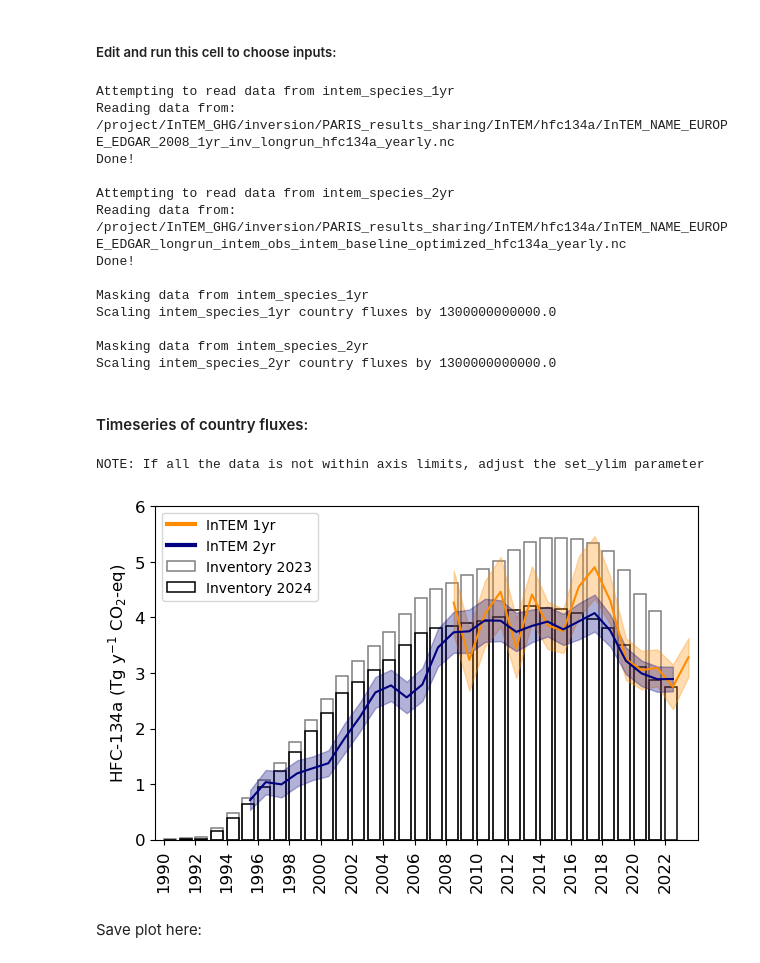
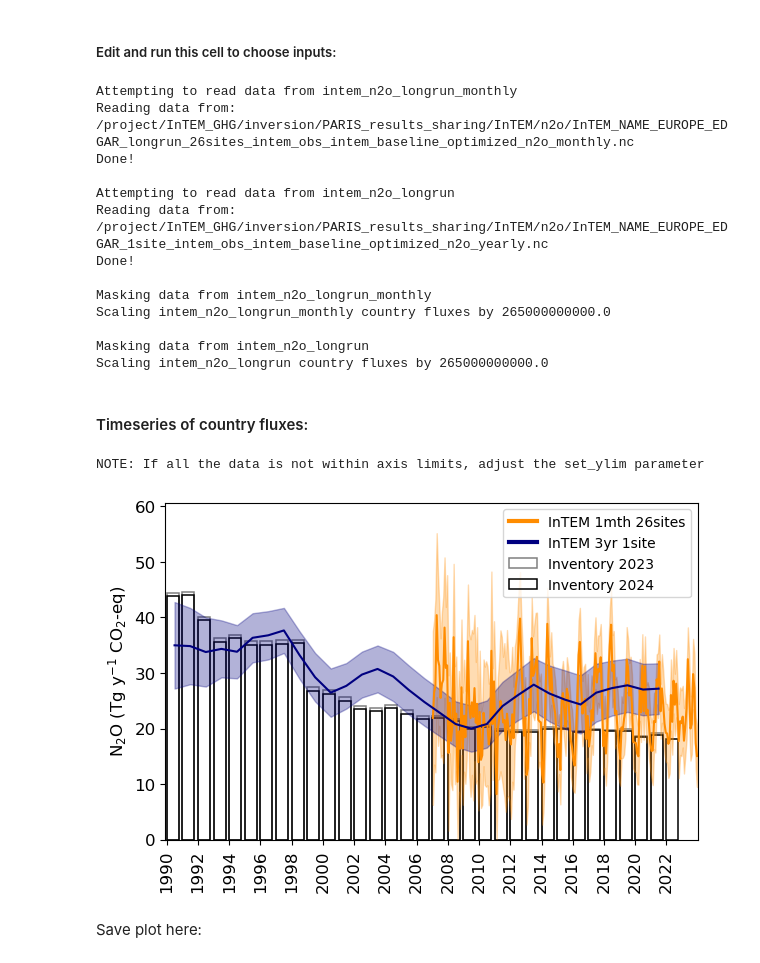
Before and after one commit to openghg/fluxie, a Jupyter notebook: PARIS_inversion_results_NISC.ipynb, the cells around one changed output. Drawn from its saved outputs; the diff is of its cells as text; code cells hidden in the pictures.

```diff
--- a/PARIS_inversion_results_NISC.ipynb
+++ b/PARIS_inversion_results_NISC.ipynb
@@ -72,13 +70,14 @@ NOTE: If plotting units or scales look odd, edit species_info.json to fix this.
 # %%
 ###################################
 ### edit variables in this block
-species = 'hfc134a' #options for individual species, or 'all_hfc' or 'all_pfc'
+species = 'n2o' #options for individual species, or 'all_hfc' or 'all_pfc'
 if 'hfc' in species or 'pfc' in species:
     if 'all' in species:
         models = ['intem','intem_longrun']
         s_data,m_data,m_colors,annotate_coords = func.initialize_settings(ppt_mode)
     else:
         models = [f'intem_species_1yr','intem_species_2yr']
+    period_override = None
 elif species == 'ch4':
     models = [f'intem_{species}_shortrun_monthly']
     period_override = ['monthly']
@@ -115,54 +114,54 @@ else:
 
 model_colors = func.set_model_colors_2(models,m_colors)
 # %% [output]
-Attempting to read data from intem_species_1yr
-Reading data from: /project/InTEM_GHG/inversion/PARIS_results_sharing/InTEM/hfc134a/InTEM_NAME_EUROPE_EDGAR_2008_1yr_inv_longrun_hfc134a_yearly.nc
+Attempting to read data from intem_n2o_longrun_monthly
+Reading data from: /project/InTEM_GHG/inversion/PARIS_results_sharing/InTEM/n2o/InTEM_NAME_EUROPE_EDGAR_longrun_26sites_intem_obs_intem_baseline_optimized_n2o_monthly.nc
 Done!
 
-Attempting to read data from intem_species_2yr
-Reading data from: /project/InTEM_GHG/inversion/PARIS_results_sharing/InTEM/hfc134a/InTEM_NAME_EUROPE_EDGAR_longrun_intem_obs_intem_baseline_optimized_hfc134a_yearly.nc
+Attempting to read data from intem_n2o_longrun
+Reading data from: /project/InTEM_GHG/inversion/PARIS_results_sharing/InTEM/n2o/InTEM_NAME_EUROPE_EDGAR_1site_intem_obs_intem_baseline_optimized_n2o_yearly.nc
 Done!
 
-Masking data from intem_species_1yr
-Scaling intem_species_1yr country fluxes by 1300000000000.0
+Masking data from intem_n2o_longrun_monthly
+Scaling intem_n2o_longrun_monthly country fluxes by 265000000000.0
 
-Masking data from intem_species_2yr
-Scaling intem_species_2yr country fluxes by 1300000000000.0
+Masking data from intem_n2o_longrun
+Scaling intem_n2o_longrun country fluxes by 265000000000.0
 # %% [markdown]
 #### Timeseries of country fluxes:
 # %%
 ###################################
 ### edit variables in this block
 plot_inventory = True
 inventory_years = ['2023','2024'] #If None, plots most recent. Or can choose list of years: ['2022','2023']
 fix_y_axes = False #if True: all y axis limits are the same, if False: each y axis is relative to the data
                      #if a list of floats (e.g. [0,0.1]) applies these limit to all axes
 add_prior_unc = False #if True: plots prior uncertainty as shaded area
 set_global_leg = False #If True, plots one single legend instead of one legend per subplot.
 country_codes_as_titles = False #If True, lists 3-letter country codes under region names in subplot titles
 skip_country_title = True
 plot_separate = True #If True, includes all model results as separate lines
 plot_combined = False #If True, combined results, averaged from all models
 resample = None #If None, no resample is done. Else resample the data to the given period (options 'year' and 'season' for yearly and seasonal averages)
-update_uncert_in_resample = True #If False, uses mean uncertainty during resampling, if True, recalculates uncertainty assuming no correlation
+resample_uncert_correlation = False #If True, uses mean uncertainty during resampling, if False, recalculates uncertainty assuming no correlation
 plot_resample_and_original = False #If True, plots both the resampled and original data
 period_override = None #use to override standard inversion periods, must be a list the same length as models, e.g. ['monthly','yearly']
 plot_grid = False #If True, includes background light grey gridlines
 ###################################
 
 fig = func.plot_country_flux(ds_all_flux_scaled,species,regions,
                              s_data,m_data,model_colors,start_date,end_date,ppt_mode,scale_co2eq,
                              plot_inventory,inventory_years,data_dir,fix_y_axes,
                              add_prior_unc,set_global_leg,country_codes_as_titles=country_codes_as_titles,
                              skip_country_title=skip_country_title,
                              plot_separate=plot_separate,plot_combined=plot_combined,
-                             resample=resample,update_uncert_in_resample=update_uncert_in_resample,
+                             resample=resample,resample_uncert_correlation=resample_uncert_correlation,
                              plot_resample_and_original=plot_resample_and_original,
                              period_override=period_override,
                              plot_grid=plot_grid)
 # %% [output]
 NOTE: If all the data is not within axis limits, adjust the set_ylim parameter
-[figure, old version]
+[figure, new version]
 # %% [markdown]
 Save plot here:
 # %%
```
Also changed, not shown: parts of 1 cell of this notebook.
